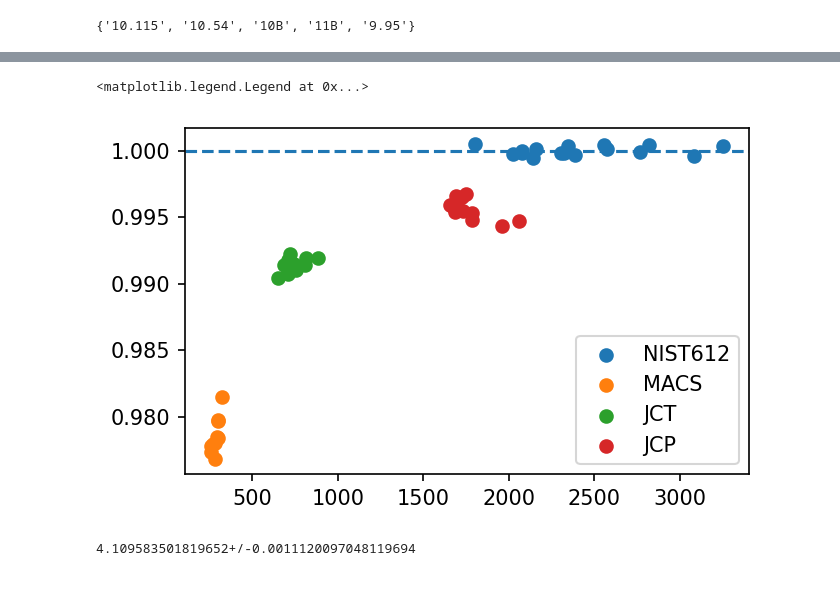
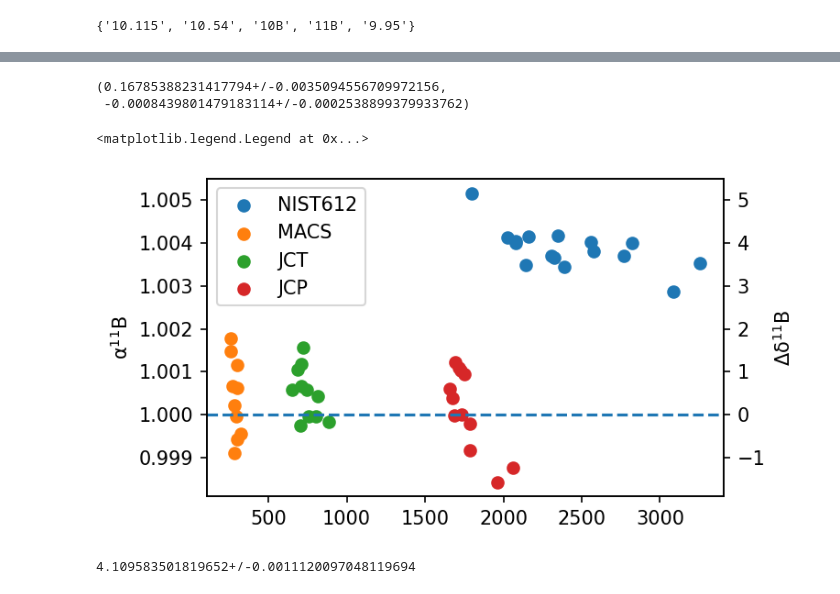
Before and after one commit to oscarbranson/latools, a Jupyter notebook: dev_boron.ipynb, the cells around one changed output, grey strips where cells are left out. Cells and saved outputs as stored; diff of their text form; code cells hidden in the pictures.

```diff
--- a/dev_boron.ipynb
+++ b/dev_boron.ipynb
@@ -138,0 +128,19 @@ dat.srmdat
+# %%
+fig, ax = plt.subplots()
+
+for s, d in dat.data.items():
+    x = R_to_delta(np.nanmean(d.data['calibrated']['11B_10B']))
+    y = R_to_delta(np.nanmean(d.data['d11b_corrected']['11B_10B']))
+
+    ax.errorbar(x.nominal_value, y.nominal_value, xerr=x.std_dev, yerr=y.std_dev, fmt='o', c='k', markersize=3)
+
+lim = -50, 50
+ax.set_xlim(lim)
+ax.set_ylim(lim)
+ax.plot(lim, lim, c='k', lw=0.5)
+
+ax.set_xlabel('Calibrated $\delta^{11}B$')
+ax.set_ylabel('Corrected $\delta^{11}B$')
+
+# ax.set_xlim(3.8, 4.8)
+# ax.set_ylim(3.8, 4.8)
@@ -139,3 +161,8 @@ dat.srmdat
+# %%
+up
+# %% [output]
+(0.16785388231417794+/-0.0035094556709972156,
+ -0.0008439801479183114+/-0.0002538899379933762)
 # %%
 NIST951a = 1 / 0.2473
 
@@ -162,28 +187,40 @@ srm_R11B = {k: (v / 1000 + 1) * NIST951a for k, v in srm_d11B.items()}
 # %%
 fig, ax = plt.subplots()
 
 # samples = [s for s in dat.samples if 'JCT' in s or 'UWC' in s or 'JCP' in s or 'MACS' in s]
 # samples = dat.samples
 
 for srm in srm_d11B:
     samples = [s for s in dat.samples if srm in s]
 
     for s in samples:
         d = dat.data[s]
         # x = np.nanmean(d.data['ratios']['11B_10.54'])
         x = np.nanmean(d.data['ratios']['11B_10.115'])
-        y = np.nanmean(d.data['calibrated']['11B_10B']) / srm_R11B[srm]
+        y = np.nanmean(d.data['d11b_corrected']['11B_10B']) / srm_R11B[srm]
+        # y = np.nanmean(d.data['calibrated']['11B_10B']) / srm_R11B[srm]
         ax.scatter(la.nominal_values(x), la.nominal_values(y), color=srm_colours[srm])
 
 for k, v in srm_colours.items():
     ax.scatter([],[], color=v, label=k)
 
 ax.axhline(1, ls='--', color=srm_colours['NIST612'])
 
+ax.set_ylabel(r'$\alpha^{11}B$')
+
+tax = ax.twinx()
+ylim = (np.array(ax.get_ylim()) - 1) * 1000
+yticks = (ax.get_yticks() - 1) * 1000
+
+tax.set_yticks(yticks)
+tax.set_ylim(ylim)
+
+tax.set_ylabel(r'$\Delta \delta^{11}B$')
+x
 ax.legend()
 # %% [output]
 <matplotlib.legend.Legend at 0x...>
-[figure, old version]
+[figure, new version]
 # %%
 fig, ax = plt.subplots()
 
```
Also changed, not shown: parts of 18 cells of this notebook.
